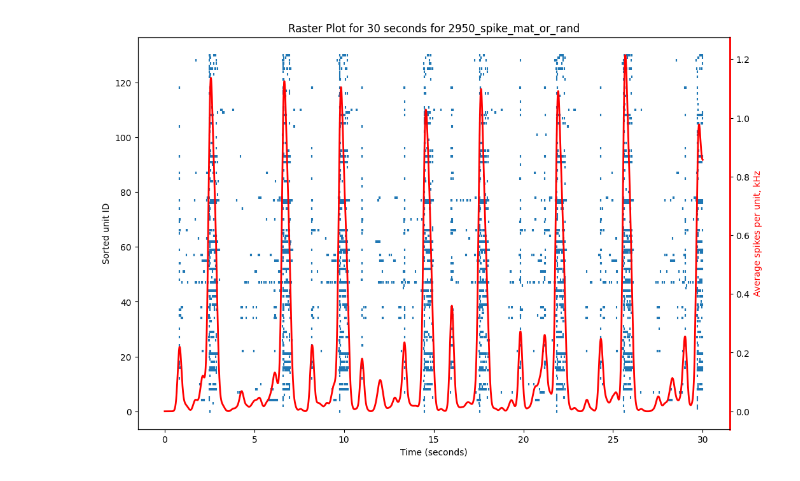
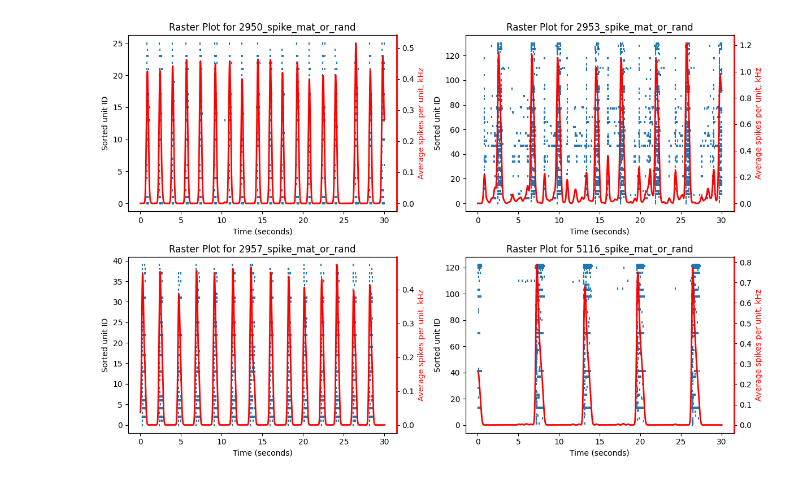
Before and after one commit to kotokote/HigherOrderCorrelations, a Jupyter notebook: codeForPaper/start.ipynb, the cells around one changed output. Saved outputs shown, nothing was run; the diff lists cells and outputs as text; code cells hidden in the pictures.

```diff
--- a/codeForPaper/start.ipynb
+++ b/codeForPaper/start.ipynb
@@ -61,45 +18,55 @@ print(t_spk_mat)
 # %%
-
+ALL_FILES = [
+    "2950_spike_mat_or_rand", #26
+    "2953_spike_mat_or_rand", #Tal paper
+    "2957_spike_mat_or_rand",
+    "5116_spike_mat_or_rand",
+]
+# Load your .mat file
 
 """
-    Raster plots for 3 min of recording
+# Raster plots for 3 min of recording
 
-    Parameters:
-    - spike_times: 2D array-like, where each row represents a time unit and each column a neuron.
-    - units: int, total number of time units.
-    - unit_duration_ms: int, duration of each time unit in milliseconds.
-    - total_minutes: int, total time span in minutes.
-    """
+# Parameters:
+# - spike_times: 2D array-like, where each row represents a time unit and each column a neuron.
+# - units: int, total number of time units.
+# - unit_duration_ms: int, duration of each time unit in milliseconds.
+# - total_minutes: int, total time span in minutes.
+# """
 
+fig, axs = plt.subplots(2, 2, figsize=(12, 8))
 
-fig1, ax1 = plt.subplots(figsize=(12, 8))
-    # Finding the indices where spikes occur
-    #the first array in the tuple contains the row indices of the non-zero elements.
-    # The second array contains the corresponding column indices.
-spike_indices = t_spk_mat[:30*1000].nonzero()
-    #total number of spikes
-print(len(spike_indices[0]))
+for idx, fn in enumerate(ALL_FILES):
+    data = loadmat(f"{fn}.mat")
 
-# Plotting the raster plot and average spikes per unit
-ax1.scatter(spike_indices[0] / 1000.0, spike_indices[1], marker='|', s=10)
+    # Extracting all variables from the .mat file
+    t_spk_mat = data['t_spk_mat']
+    t_spk_mat_rand = data['t_spk_mat_rand']
 
-ax1.set_xlabel('Time (seconds)')
-ax1.set_ylabel('Sorted unit ID')
-ax1.set_title('Raster Plot for 30 seconds for 2950_spike_mat_or_rand')
-avg_spikes = np.sum(t_spk_mat, axis=1)[:30*1000]
-# cast to float
-avg_spikes = avg_spikes.astype(float)
-# Apply gaussian smoothing with kernel width 100 to avg_spikes
-avg_spikes_smooth = gaussian_filter1d(avg_spikes, 100)
+    # Creating DataFrames for each variable
+    df_t_spk_mat = pd.DataFrame(t_spk_mat)
+    df_t_spk_mat_rand = pd.DataFrame(t_spk_mat_rand)
 
-ax2 = ax1.twinx()
-xs = np.linspace(0, len(avg_spikes), len(avg_spikes)) / 1000.0
-ax2.plot(xs, avg_spikes_smooth, color='red', linewidth=2)
-# make y-axis red
-ax2.yaxis.label.set_color('red')
-ax2.set_ylabel('Average spikes per unit, kHz')
-# Draw red line for y axis with width 2
-ax2.spines['right'].set_color('red')
-ax2.spines['right'].set_linewidth(2)
+    # Plotting the raster plot and average spikes per unit
+    ax = axs[idx // 2, idx % 2]
+    spike_indices = t_spk_mat[:30*1000].nonzero()
+    ax.scatter(spike_indices[0] / 1000.0, spike_indices[1], marker='|', s=10)
+    ax.set_xlabel('Time (seconds)')
+    ax.set_ylabel('Sorted unit ID')
+    ax.set_title(f"Raster Plot for {fn}")
+
+    avg_spikes = np.sum(t_spk_mat, axis=1)[:30*1000]
+    avg_spikes = avg_spikes.astype(float)
+    avg_spikes_smooth = gaussian_filter1d(avg_spikes, 100)
+
+    ax2 = ax.twinx()
+    xs = np.linspace(0, len(avg_spikes), len(avg_spikes)) / 1000.0
+    ax2.plot(xs, avg_spikes_smooth, color='red', linewidth=2)
+    ax2.yaxis.label.set_color('red')
+    ax2.set_ylabel('Average spikes per unit, kHz')
+    ax2.spines['right'].set_color('red')
+    ax2.spines['right'].set_linewidth(2)
+
+plt.tight_layout()
 plt.show()
 # %% [output]
@@ -107 +73 @@ plt.show()
-[figure, old version]
+[figure, new version]
```
Also changed, not shown: parts of 5 cells of this notebook.
